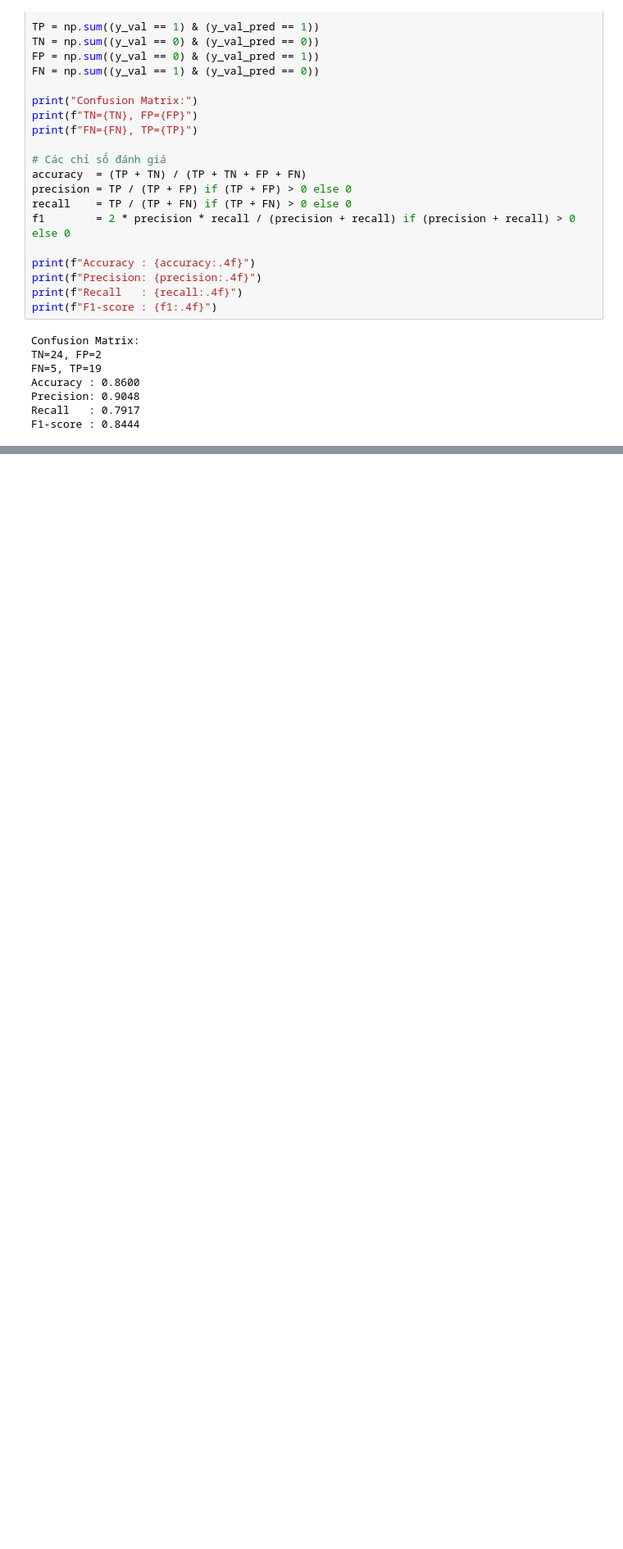
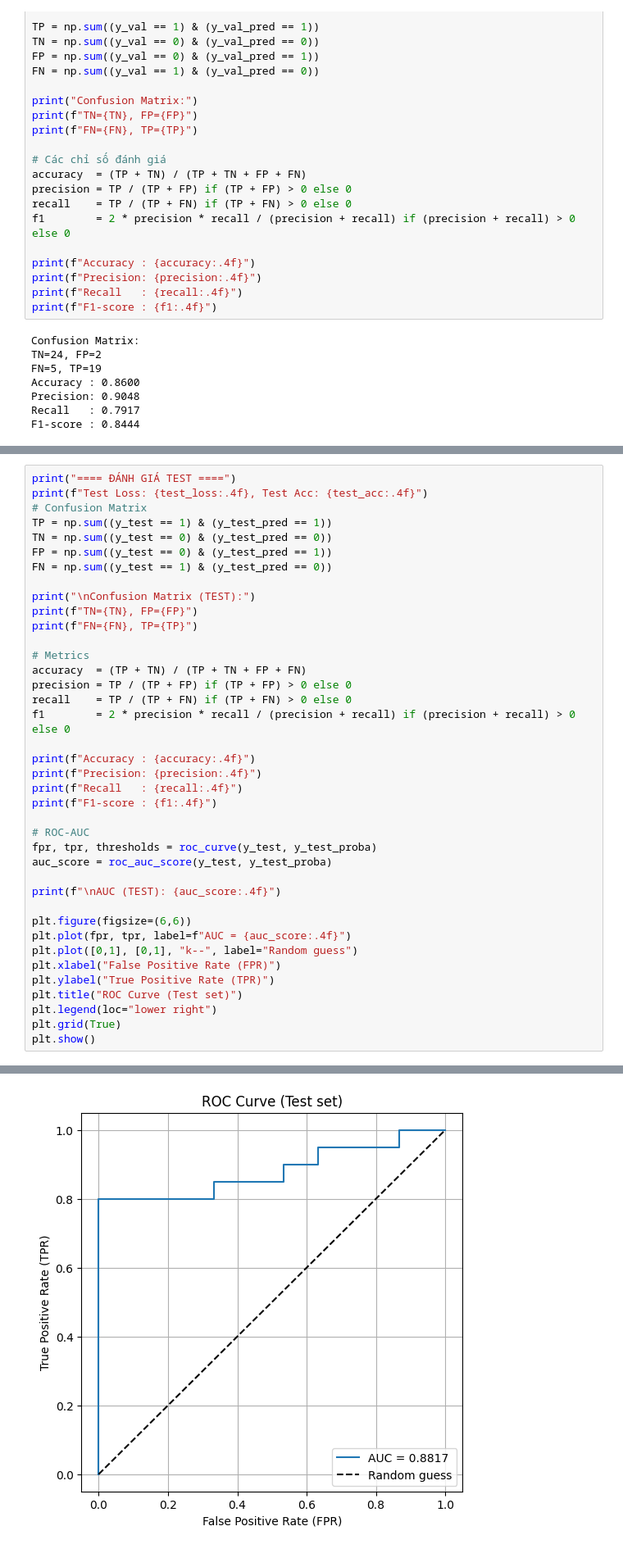
Before and after one commit to AkiraTomori/Data-Fitting, a Jupyter notebook: 23127379.ipynb, the cells around one changed output, grey strips where cells are left out. Shown: that part at 82% size. Saved outputs shown, nothing was run; the diff lists cells and outputs as text; blank space fills up the shorter version.

```diff
--- a/23127379.ipynb
+++ b/23127379.ipynb
@@ -716,0 +1024,40 @@ Log-Likelihood mô hình đa biến (full): -86.5227
+# %%
+print("==== ĐÁNH GIÁ TEST ====")
+print(f"Test Loss: {test_loss:.4f}, Test Acc: {test_acc:.4f}")
+# Confusion Matrix
+TP = np.sum((y_test == 1) & (y_test_pred == 1))
+TN = np.sum((y_test == 0) & (y_test_pred == 0))
+FP = np.sum((y_test == 0) & (y_test_pred == 1))
+FN = np.sum((y_test == 1) & (y_test_pred == 0))
+
+print("\nConfusion Matrix (TEST):")
+print(f"TN={TN}, FP={FP}")
+print(f"FN={FN}, TP={TP}")
+
+# Metrics
+accuracy  = (TP + TN) / (TP + TN + FP + FN)
+precision = TP / (TP + FP) if (TP + FP) > 0 else 0
+recall    = TP / (TP + FN) if (TP + FN) > 0 else 0
+f1        = 2 * precision * recall / (precision + recall) if (precision + recall) > 0 else 0
+
+print(f"Accuracy : {accuracy:.4f}")
+print(f"Precision: {precision:.4f}")
+print(f"Recall   : {recall:.4f}")
+print(f"F1-score : {f1:.4f}")
+
+# ROC-AUC
+fpr, tpr, thresholds = roc_curve(y_test, y_test_proba)
+auc_score = roc_auc_score(y_test, y_test_proba)
+
+print(f"\nAUC (TEST): {auc_score:.4f}")
+
+plt.figure(figsize=(6,6))
+plt.plot(fpr, tpr, label=f"AUC = {auc_score:.4f}")
+plt.plot([0,1], [0,1], "k--", label="Random guess")
+plt.xlabel("False Positive Rate (FPR)")
+plt.ylabel("True Positive Rate (TPR)")
+plt.title("ROC Curve (Test set)")
+plt.legend(loc="lower right")
+plt.grid(True)
+plt.show()
+# %% [output]
@@ -716,0 +1076 @@ Log-Likelihood mô hình đa biến (full): -86.5227
+[figure, added]
```
Also changed, not shown: parts of 41 cells of this notebook.
